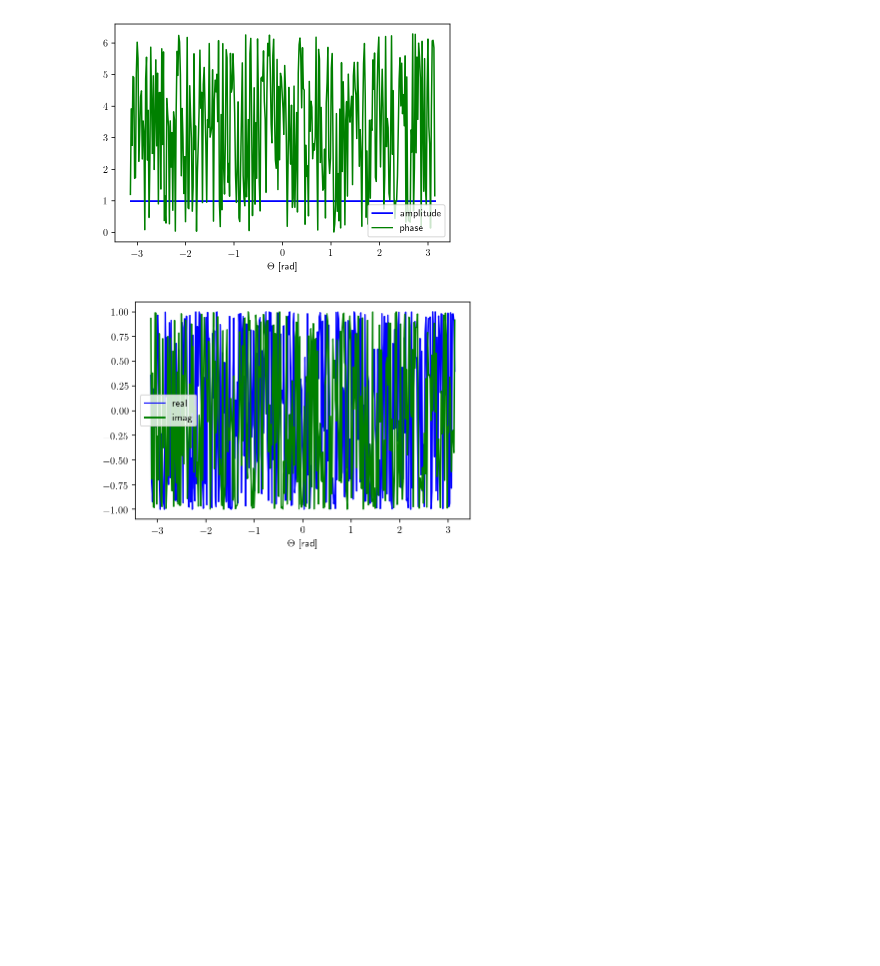
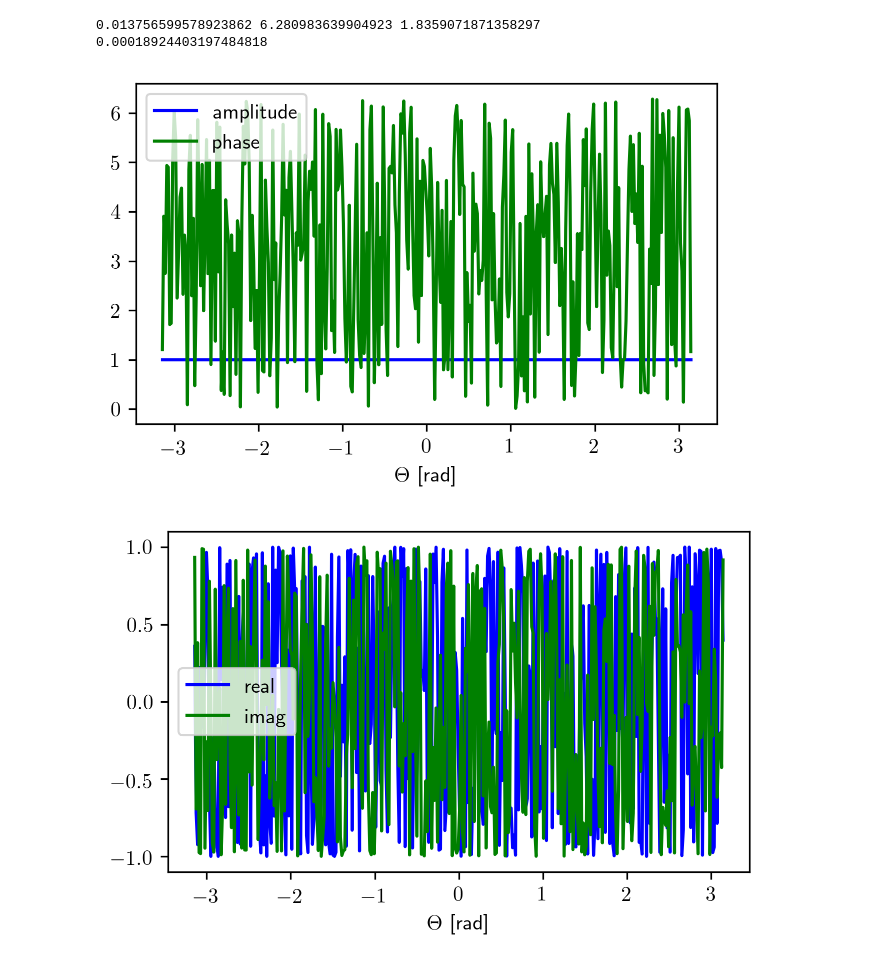
Before and after one commit to a-renzini/phase_coherent_maps, a Jupyter notebook: circle_toymodel/toymodel.ipynb, the cells around one changed output. Drawn from its saved outputs; the diff is of its cells as text; code cells hidden in the pictures; blank space fills up the shorter version.

```diff
--- a/circle_toymodel/toymodel.ipynb
+++ b/circle_toymodel/toymodel.ipynb
@@ -17,12 +17,12 @@ mpl.rcParams['text.usetex'] = True
 N = 360
 thetas = np.linspace(-np.pi, np.pi, N)
 
-# amplitude
+# amplitude9
 C = np.ones(N)
 
 # random phase
 random.seed(1234)
-phi = 2*np.pi*random.rand(N)
+phis = 2*np.pi*random.rand(N)
 
 # oscillating phase
 #N_phi = 18 # number of phase oscillations around the circle
@@ -30,27 +30,33 @@ phi = 2*np.pi*random.rand(N)
 #phi = 2*np.pi*np.cos(2*np.pi*thetas/dTheta_phi)
 
 # real and imag parts
-A = C*np.cos(phi)
-B = C*np.sin(phi)
+A = C*np.cos(phis)
+B = C*np.sin(phis)
+
+print(min(phis), max(phis), np.std(phis))
+print(min(phis**2))
+# %% [output]
+0.013756599578923862 6.280983639904923 1.8359071871358297
+0.00018924403197484818
 # %%
 # plot data
 plt.figure()
 plt.plot(thetas, C, color='blue', label='amplitude')
-plt.plot(thetas, phi, color='green', label='phase')
+plt.plot(thetas, phis, color='green', label='phase')
 plt.xlabel('$\Theta$ [rad]')
 plt.legend()
 plt.savefig('amplitude_phase.pdf', bbox_inches='tight', dpi=400)
 
 plt.figure()
 plt.rc('text', usetex=True)
 plt.plot(thetas, A, color='blue', label='real')
 plt.plot(thetas, B, color='green', label='imag')
 plt.xlabel('$\Theta$ [rad]')
 plt.legend()
 plt.savefig('real_imag.pdf', bbox_inches='tight', dpi=400)
 # %% [output]
-[figure, old version]
+[figure, new version]
-[figure, old version]
+[figure, new version]
 # %%
 # response function
 
```
Also changed, not shown: parts of 9 cells of this notebook.
